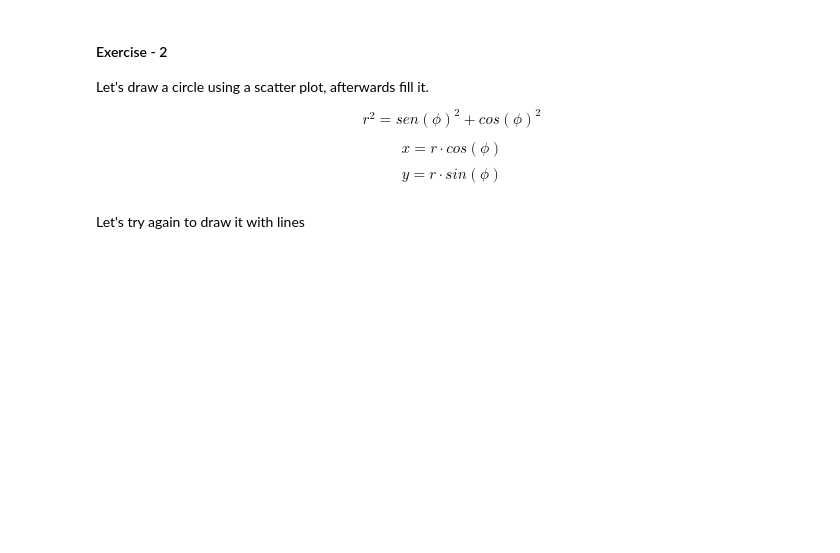
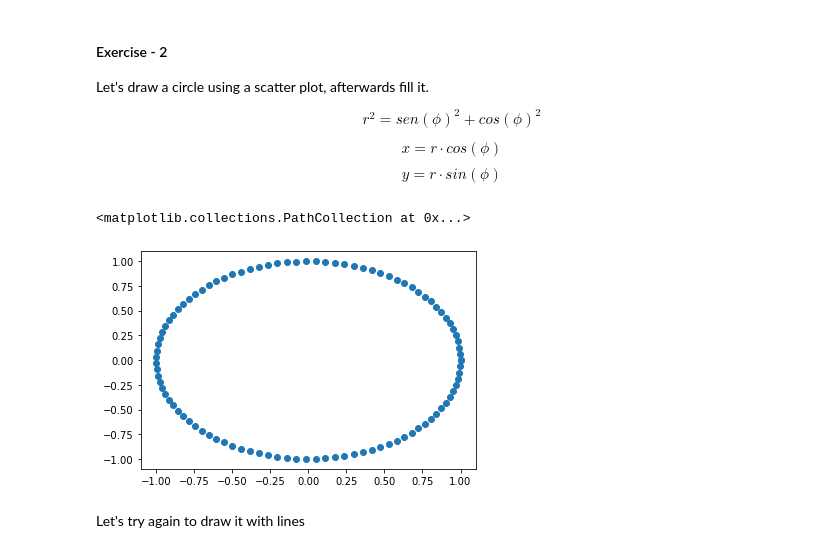
Before and after one commit to robertomanzanolopez/master-kschool, a Jupyter notebook: 06_Visualizacion_datos_con_python/Visualizacion_Python_01_empty.ipynb, the cells around one changed output. Cells and saved outputs as stored; diff of their text form; code cells hidden in the pictures; blank space fills up the shorter version.

```diff
--- a/06_Visualizacion_datos_con_python/Visualizacion_Python_01_empty.ipynb
+++ b/06_Visualizacion_datos_con_python/Visualizacion_Python_01_empty.ipynb
@@ -45,5 +73,15 @@ $$r^2 = sen(\phi)^2 + cos(\phi)^2$$
 
 $$x=r \cdot cos(\phi)$$
 $$y=r \cdot sin(\phi)$$
+# %%
+phi = np.pi/180 * np.linspace(0,360,100)#estos son los angulos
+r = np.sqrt(np.sin(phi)**2 + np.cos(phi)**2)#con ellos podemos calcular el radio
+x = r * np.cos(phi)#empezamos a calcular puntos
+y = r * np.sin(phi)
+
+plt.scatter(x,y)#pintamos
+# %% [output]
+<matplotlib.collections.PathCollection at 0x...>
+[figure, added]
 # %% [markdown]
 Let's try again to draw it with lines
```
Also changed, not shown: parts of 14 cells of this notebook, 1 other file.
